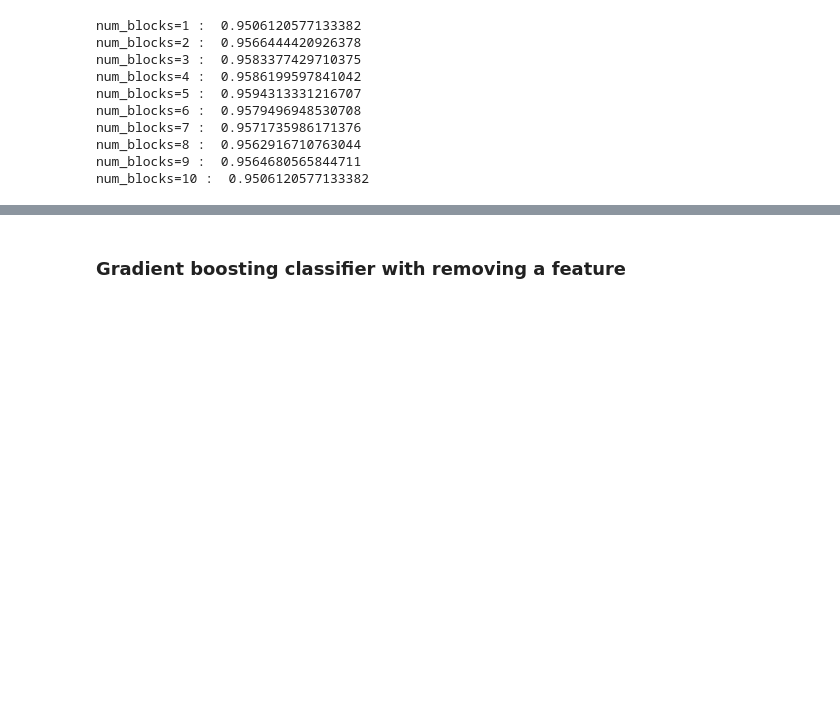
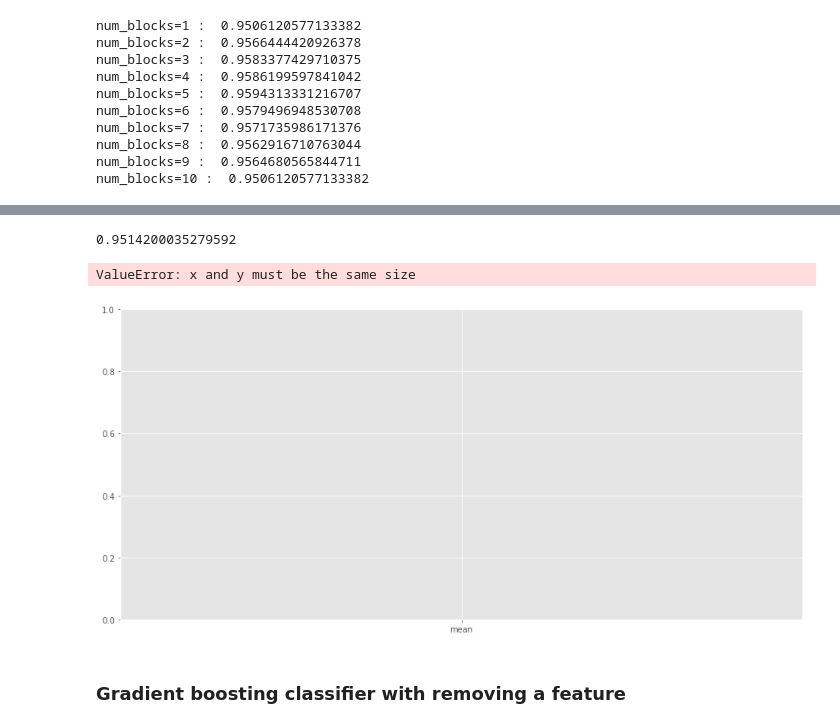
Before and after one commit to HaroldBenoit/ml4science-polymers, a Jupyter notebook: harold/harold_ML.ipynb, the cells around one changed output, grey strips where cells are left out. Drawn from its saved outputs; the diff is of its cells as text; code cells hidden in the pictures; blank space fills up the shorter version.

```diff
--- a/harold/harold_ML.ipynb
+++ b/harold/harold_ML.ipynb
@@ -54,6 +66,3 @@ def kfold_cv_iter(y: np.ndarray, tx: np.ndarray, k: int = 5, seed: float = 1):
         test_indices = indices[i * fold_size: (i + 1) * fold_size]
         train_indices = list(set(range(num_row)) - set(test_indices))
         yield tx[train_indices], y[train_indices], tx[test_indices], y[test_indices]
-# %%
-for i in range(1):
-    print(i)
@@ -62,6 +68,0 @@ for i in range(1):
-# %%
-mask = np.zeros((9), dtype=bool)
-
-mask[0] = True
-
-test = tx[:,np.logical_not(mask)]
@@ -141,3 +213,31 @@ num_blocks=10 :  0.9506120577133382
+# %%
+path = f"backbone_bulky4_data_{1}.npy"
+tx = np.load(path,allow_pickle=True)
+tx = tx.reshape((tx.shape[0],-1))
+iter = kfold_cv_iter(y=y,tx=tx,k=5,seed=2)
+accuracies = []
+importances = []
+for X_train, Y_train, X_test, Y_test in iter:
+    classifier = RandomForestClassifier(random_state=89,n_estimators = 100 )
+    classifier.fit(X_train, Y_train)
+    y_pred = classifier.predict(X_test)
+    accuracy = accuracy_score(Y_test, y_pred)
+    accuracies.append(accuracy)
+    importances.append(classifier.feature_importances_)
+
+np.array(accuracies).mean()
+features = np.array(importances).mean(axis=0)
+# %%
+
+np.array(accuracies).mean()
+# %% [output]
+0.9514200035279592
+# %%
+names=["mean", "median", "std", "min", "max", "len", "count_extremums", "max_slope", "min_slope"]
+plt.scatter(x=names,y=features)
+# %% [output]
+ValueError: x and y must be the same size
+[figure, added]
 # %% [markdown]
 ### Gradient boosting classifier with removing a feature
 # %%
```
Also changed, not shown: parts of 12 cells of this notebook, 5 other files.
